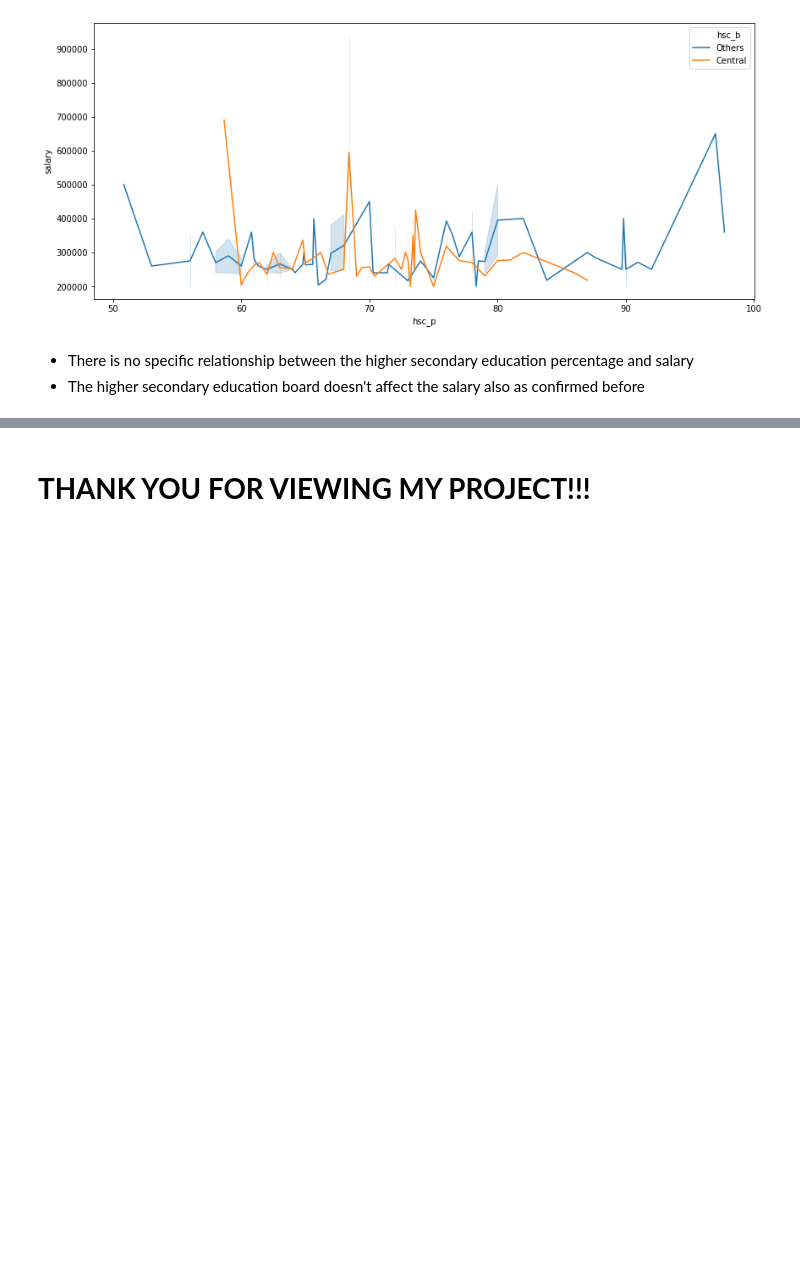
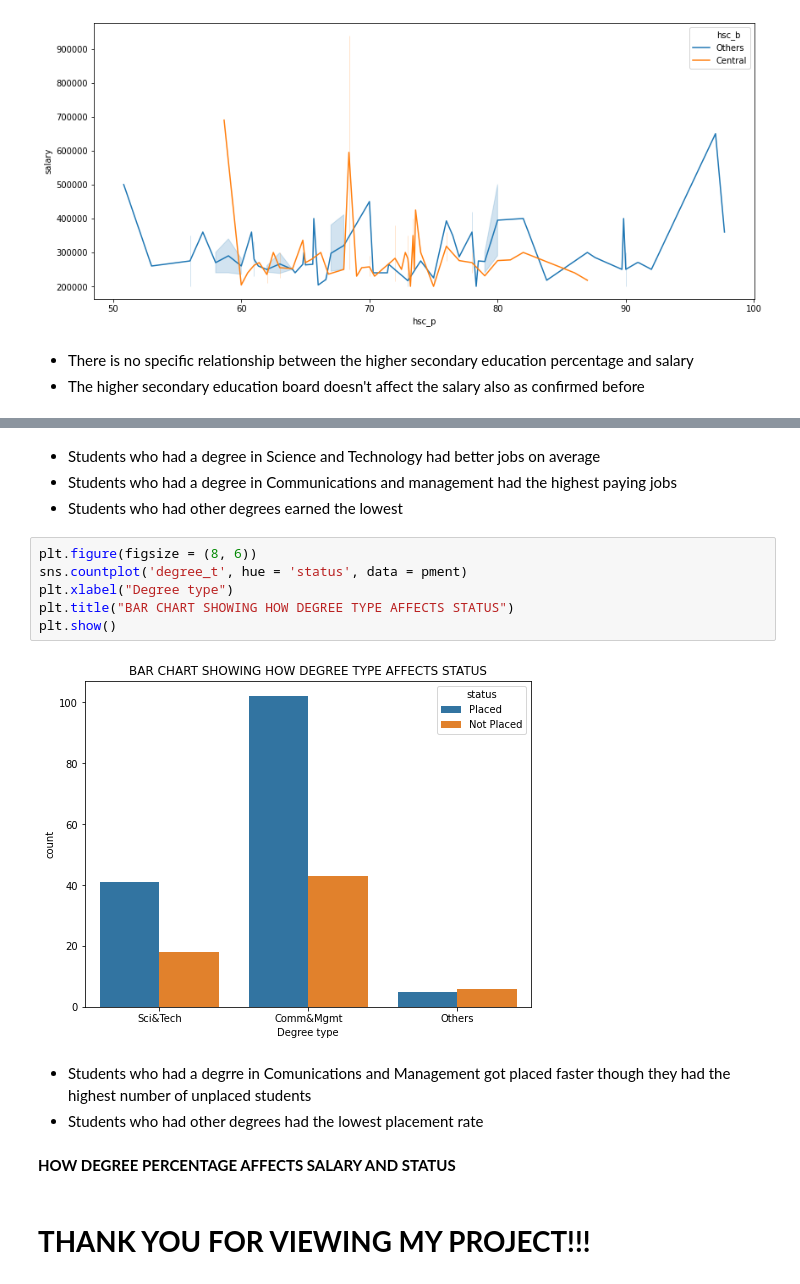
Before and after one commit to devchoplife/Campus-placement, a Jupyter notebook: school_placement.ipynb, the cells around one changed output, grey strips where cells are left out. Saved outputs shown, nothing was run; the diff lists cells and outputs as text; blank space fills up the shorter version.

```diff
--- a/school_placement.ipynb
+++ b/school_placement.ipynb
@@ -374,2 +403,19 @@ plt.show()
+# %% [markdown]
+* Students who had a degree in Science and Technology had better jobs on average
+* Students who had a degree in Communications and management had the highest paying jobs
+* Students who had other degrees earned the lowest
+# %%
+plt.figure(figsize = (8, 6))
+sns.countplot('degree_t', hue = 'status', data = pment)
+plt.xlabel("Degree type")
+plt.title("BAR CHART SHOWING HOW DEGREE TYPE AFFECTS STATUS")
+plt.show()
+# %% [output]
+[figure, added]
+# %% [markdown]
+* Students who had a degrre in Comunications and Management got placed faster though they had the highest number of unplaced students
+* Students who had other degrees had the lowest placement rate
+# %% [markdown]
+**HOW DEGREE PERCENTAGE AFFECTS SALARY AND STATUS**
 # %% [markdown]
 # **THANK YOU FOR VIEWING MY PROJECT!!!**
```
Also changed, not shown: parts of 6 cells of this notebook.
